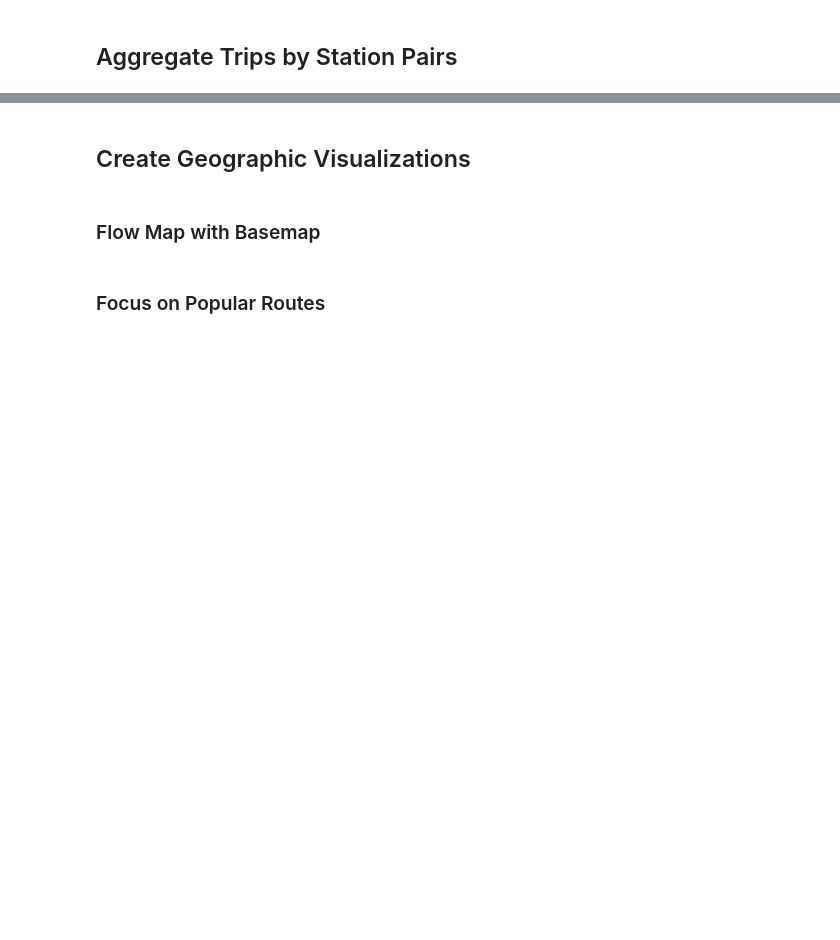
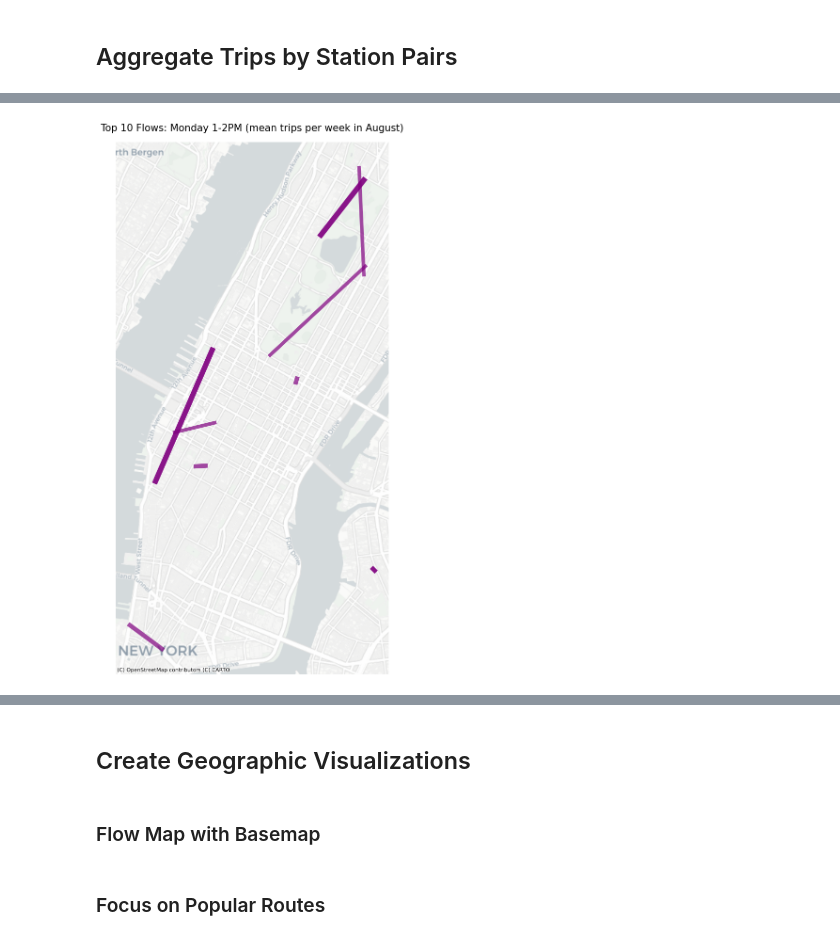
Before and after one commit to Person-Maink/NYCPublicTransportProject, a Jupyter notebook: src/citibike_analysis.ipynb, the cells around one changed output, grey strips where cells are left out. Saved outputs shown, nothing was run; the diff lists cells and outputs as text; code cells hidden in the pictures; blank space fills up the shorter version.

Commit message:
Add initial weekly aggregation for citibike data

```diff
--- a/src/citibike_analysis.ipynb
+++ b/src/citibike_analysis.ipynb
@@ -70,0 +138,98 @@ print(df_agg_sorted[['start_station_name', 'end_station_name', 'trip_count']].he
+# %%
+# HOURLY + DAY-OF-WEEK AGGREGATION AND QUERY HELPERS",
+
+# Ensure started_at is timezone-aware datetime",
+if not pd.api.types.is_datetime64_any_dtype(df['started_at']):
+    df['started_at'] = pd.to_datetime(df['started_at'], errors='coerce')
+if df['started_at'].dt.tz is None:
+    df['started_at'] = df['started_at'].dt.tz_localize('UTC')
+
+# Extract useful columns: date, weekday, hour
+df['date'] = df['started_at'].dt.date
+# weekday: Monday=0 .. Sunday=6
+df['weekday'] = df['started_at'].dt.weekday
+df['hour'] = df['started_at'].dt.hour
+
+# Aggregate counts per day, per hour, per station-pair
+hourly_pair = df.groupby(['date', 'weekday', 'hour', 'start_station_name', 'end_station_name']).size().reset_index(name='trip_count')
+
+# For queries across a month by weekday+hour-range, we need to average across matching dates in the month.",
+# Example: For all Mondays (weekday=0) in the dataset month, between hour H and H+1, compute mean trips between A and B.",
+
+# Precompute pivot-like structure: group by weekday,hour,start,end and compute mean and count of days contributing",
+agg_weekday_hour = hourly_pair.groupby(['weekday', 'hour', 'start_station_name', 'end_station_name']).agg(
+    mean_trips=('trip_count', 'mean'),
+    median_trips=('trip_count', 'median'),
+    days_present=('trip_count', 'count')
+).reset_index()
+
+# Save hourly aggregates for inspection
+agg_path = 'outputs/hourly_pair_summary.csv'
+agg_weekday_hour.to_csv(agg_path, index=False)
+print(f'Saved hourly pair summary to {agg_path}')
+
+# Helper function to answer queries
+def avg_trips_between(start_name, end_name, weekday, hour):
+    mask = (agg_weekday_hour['start_station_name'] == start_name) & (agg_weekday_hour['end_station_name'] == end_name) & (agg_weekday_hour['weekday'] == weekday) & (agg_weekday_hour['hour'] == hour)
+    sub = agg_weekday_hour[mask]
+    if sub.empty:
+        return {'start': start_name, 'end': end_name, 'weekday': weekday, 'hour': hour, 'mean_trips': 0.0, 'median_trips': 0.0, 'days_observed': 0}
+    row = sub.iloc[0].to_dict()
+    return {'start': start_name, 'end': end_name, 'weekday': weekday, 'hour': hour, 'mean_trips': float(row['mean_trips']), 'median_trips': float(row['median_trips']), 'days_observed': int(row['days_present'])}
+
+# Helper for hour range (e.g., 13 means 13:00-13:59)
+def avg_trips_between_range(start_name, end_name, weekday, hour_start, hour_end=None):
+    if hour_end is None:
+        hour_end = hour_start + 1
+    hrs = list(range(hour_start, hour_end))
+
+
+    # Choose weekday and hour (e.g., Monday=0, hour=13 for 1-2PM)",
+    weekday = 0  # Monday
+    hour = 13
+    top_n = 10
+
+    slot_df = agg_weekday_hour[(agg_weekday_hour['weekday'] == weekday) & (agg_weekday_hour['hour'] == hour)]
+    slot_df = slot_df.sort_values('mean_trips', ascending=False).head(top_n)
+
+    # Merge with station coordinates to get lat/lng
+    # We'll use the stations DataFrame created earlier (if not, recreate it)
+    if 'stations' not in locals():
+        stations_start = df[['start_station_name', 'start_station_id', 'start_lat', 'start_lng']].drop_duplicates()
+        stations_start.columns = ['station_name', 'station_id', 'lat', 'lng']
+        stations_end = df[['end_station_name', 'end_station_id', 'end_lat', 'end_lng']].drop_duplicates()
+        stations_end.columns = ['station_name', 'station_id', 'lat', 'lng']
+        stations = pd.concat([stations_start, stations_end]).drop_duplicates(subset=['station_id'])
+
+    # Merge to get coordinates for start and end stations
+    slot_df = slot_df.merge(stations[['station_name', 'lat', 'lng']], left_on='start_station_name', right_on='station_name', how='left').rename(columns={'lat': 'start_lat', 'lng': 'start_lng'}).drop('station_name', axis=1)
+    slot_df = slot_df.merge(stations[['station_name', 'lat', 'lng']], left_on='end_station_name', right_on='station_name', how='left').rename(columns={'lat': 'end_lat', 'lng': 'end_lng'}).drop('station_name', axis=1)
+
+    # Create LineString geometries for each flow
+    from shapely.geometry import LineString
+    slot_df['geometry'] = slot_df.apply(lambda row: LineString([(row['start_lng'], row['start_lat']), (row['end_lng'], row['end_lat'])]), axis=1)
+    gdf_slot = gpd.GeoDataFrame(slot_df, geometry='geometry', crs='EPSG:4326')
+    gdf_slot_merc = gdf_slot.to_crs(epsg=3857)
+
+    # Plot
+    fig, ax = plt.subplots(figsize=(12, 12))
+    gdf_slot_merc.plot(ax=ax, linewidth=gdf_slot_merc['mean_trips'] / gdf_slot_merc['mean_trips'].max() * 8, color='purple', alpha=0.7)
+    ctx.add_basemap(ax, source=ctx.providers.CartoDB.Positron)
+    ax.set_title(f'Top {top_n} Flows: Monday 1-2PM (mean trips per week in August)', fontsize=15)
+    ax.set_axis_off()
+    plt.tight_layout()
+    plt.show()
+    sub = agg_weekday_hour[(agg_weekday_hour['start_station_name'] == start_name) & (agg_weekday_hour['end_station_name'] == end_name) & (agg_weekday_hour['weekday'] == weekday) & (agg_weekday_hour['hour'].isin(hrs))]
+
+    if sub.empty:
+        return {'start': start_name, 'end': end_name, 'weekday': weekday, 'hour_range': (hour_start, hour_end), 'mean_trips': 0.0, 'median_trips': 0.0, 'hours_observed': 0}
+    # To get the average across days in the month, we need to average per-day counts first then average those. Since agg_weekday_hour.mean_trips is already mean of daily counts per hour over dates, we can sum mean_trips across hours",
+    mean_sum = sub['mean_trips'].sum()
+    median_sum = sub['median_trips'].sum()
+    return {'start': start_name, 'end': end_name, 'weekday': weekday, 'hour_range': (hour_start, hour_end), 'mean_trips': float(mean_sum), 'median_trips': float(median_sum), 'hours_observed': len(sub)}
+
+# Example usage: replace 'Location A'/'Location B' with actual station names and weekday=0 for Monday, hour=13 for 1PM-2PM
+res = avg_trips_between_range('Wilson Ave & Troutman', 'McKibbin St & Bogart St', weekday=0, hour_start=13, hour_end=14)
+print(res)
+print('Hourly/day-of-week aggregation ready. Use avg_trips_between or avg_trips_between_range to query.')
+# %% [output]
@@ -70,0 +237 @@ print(df_agg_sorted[['start_station_name', 'end_station_name', 'trip_count']].he
+[figure, added]
```
Also changed, not shown: parts of 10 cells of this notebook, 2 other files.
